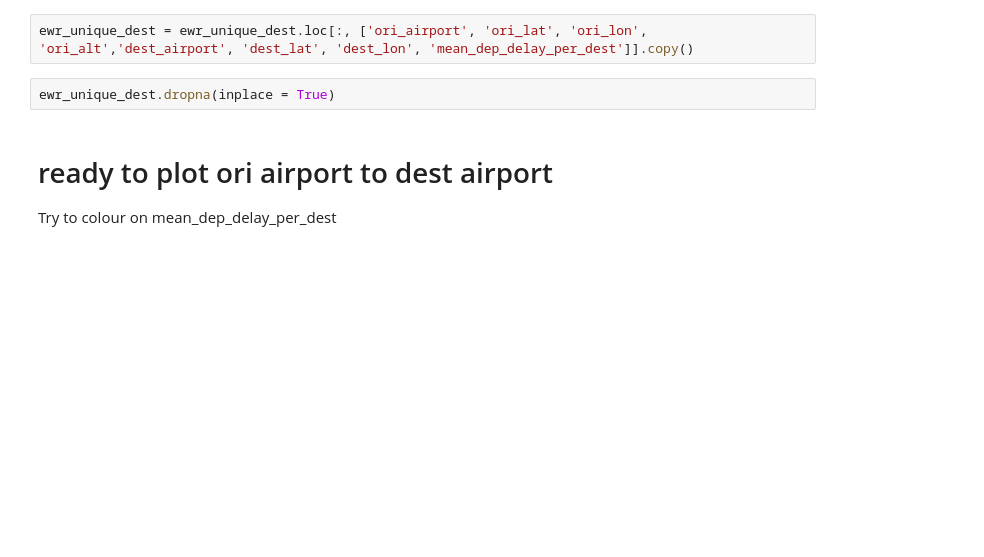
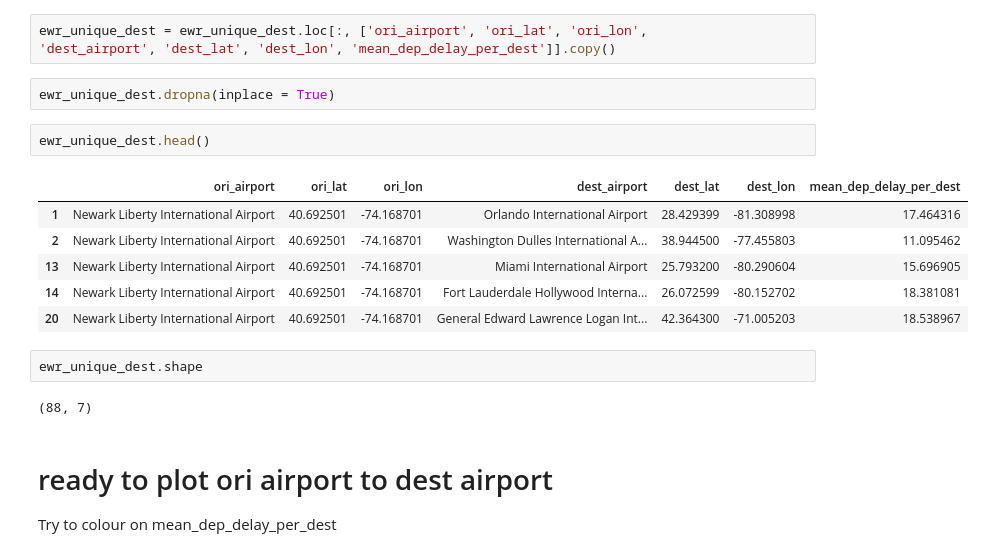
Before and after one commit to axbraae/final_project, a Jupyter notebook: analysis/Geospatial_analysis.ipynb, the cells around one changed output. Cells and saved outputs as stored; diff of their text form; blank space fills up the shorter version.

```diff
--- a/analysis/Geospatial_analysis.ipynb
+++ b/analysis/Geospatial_analysis.ipynb
@@ -135,9 +137,22 @@ def percent_delay(df, col):
 ewr_unique_dest = ewr_geo.drop_duplicates(['dest_airport', 'mean_dep_delay_per_dest'])
 # %%
 ewr_unique_dest = ewr_unique_dest.loc[:, ['ori_airport', 'ori_lat', 'ori_lon',
-'ori_alt','dest_airport', 'dest_lat', 'dest_lon', 'mean_dep_delay_per_dest']].copy()
+'dest_airport', 'dest_lat', 'dest_lon', 'mean_dep_delay_per_dest']].copy()
 # %%
 ewr_unique_dest.dropna(inplace = True)
+# %%
+ewr_unique_dest.head()
+# %% [output]
+|  | ori_airport | ori_lat | ori_lon | dest_airport | dest_lat | dest_lon | mean_dep_delay_per_dest |
+| 1 | Newark Liberty International Airport | 40.692501 | -74.168701 | Orlando International Airport | 28.429399 | -81.308998 | 17.464316 |
+| 2 | Newark Liberty International Airport | 40.692501 | -74.168701 | Washington Dulles International A... | 38.944500 | -77.455803 | 11.095462 |
+| 13 | Newark Liberty International Airport | 40.692501 | -74.168701 | Miami International Airport | 25.793200 | -80.290604 | 15.696905 |
+| 14 | Newark Liberty International Airport | 40.692501 | -74.168701 | Fort Lauderdale Hollywood Interna... | 26.072599 | -80.152702 | 18.381081 |
+| 20 | Newark Liberty International Airport | 40.692501 | -74.168701 | General Edward Lawrence Logan Int... | 42.364300 | -71.005203 | 18.538967 |
+# %%
+ewr_unique_dest.shape
+# %% [output]
+(88, 7)
 # %% [markdown]
 # ready to plot ori airport to dest airport
 Try to colour on mean_dep_delay_per_dest
```
Also changed, not shown: parts of 7 cells of this notebook.
